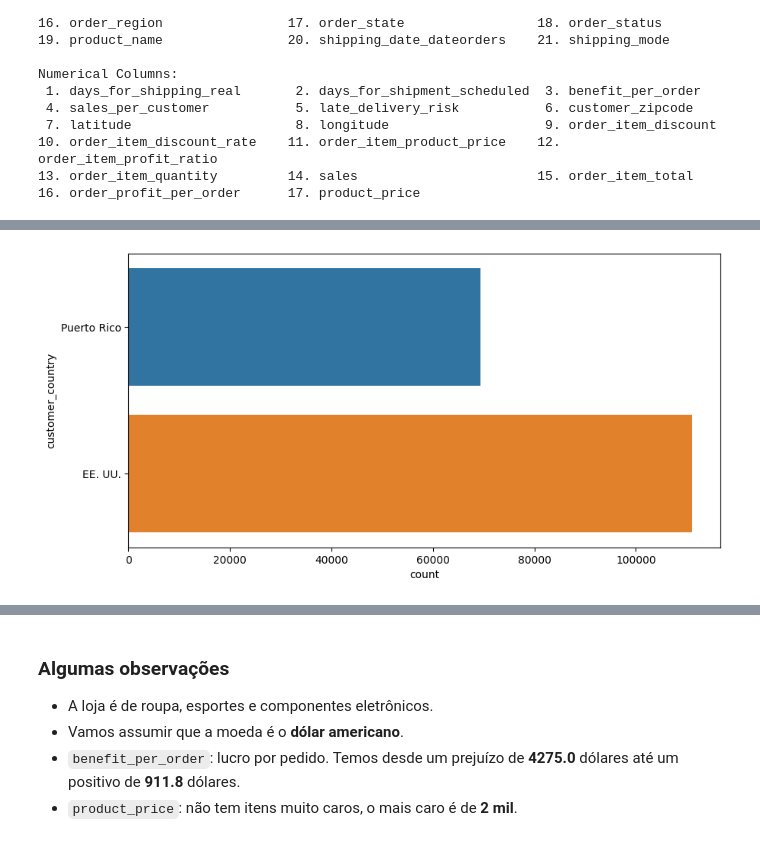
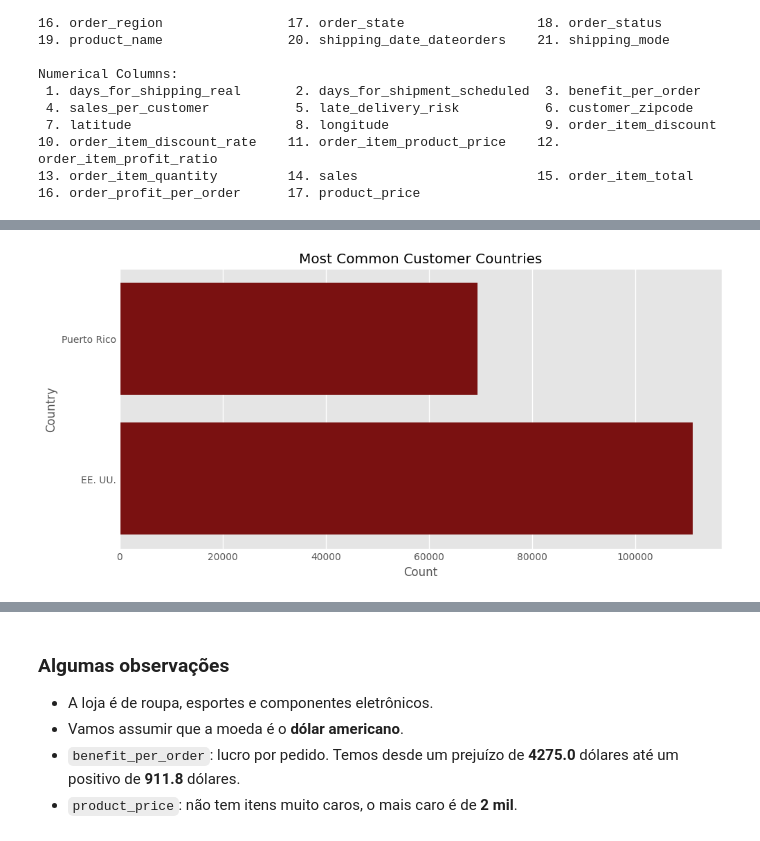
Before and after one commit to matheuscamposmt/supply-chain, a Jupyter notebook: notebook.ipynb, the cells around one changed output, grey strips where cells are left out. Drawn from its saved outputs; the diff is of its cells as text; code cells hidden in the pictures.

```diff
--- a/notebook.ipynb
+++ b/notebook.ipynb
@@ -9,7 +9,7 @@ import pandas as pd
 import numpy as np
 import seaborn as sns
 import matplotlib.pyplot as plt
-from ydata_profiling import ProfileReport
+plt.style.use('ggplot')
 from utils import standardise_column_names, plot_boxplots, distribution_plot
 
 chain = pd.read_csv('supply_chain.csv', encoding='latin-1')
@@ -165,8 +124,13 @@ Index(['type', 'days_for_shipping_real', 'days_for_shipment_scheduled',
 # %%
 # plot the most common customer countries using seaborn
 
 plt.figure(figsize=(10, 5))
-sns.countplot(data=data, y='customer_country')
+sns.countplot(data=data, y='customer_country', color='darkred')
+plt.title('Most Common Customer Countries')
+plt.xlabel('Count')
+plt.ylabel('Country')
+plt.savefig('customer_countries.png', dpi=300)
+
 plt.show()
 # %% [output]
-[figure, old version]
+[figure, new version]
```
Also changed, not shown: parts of 59 cells of this notebook, 13 other files.
